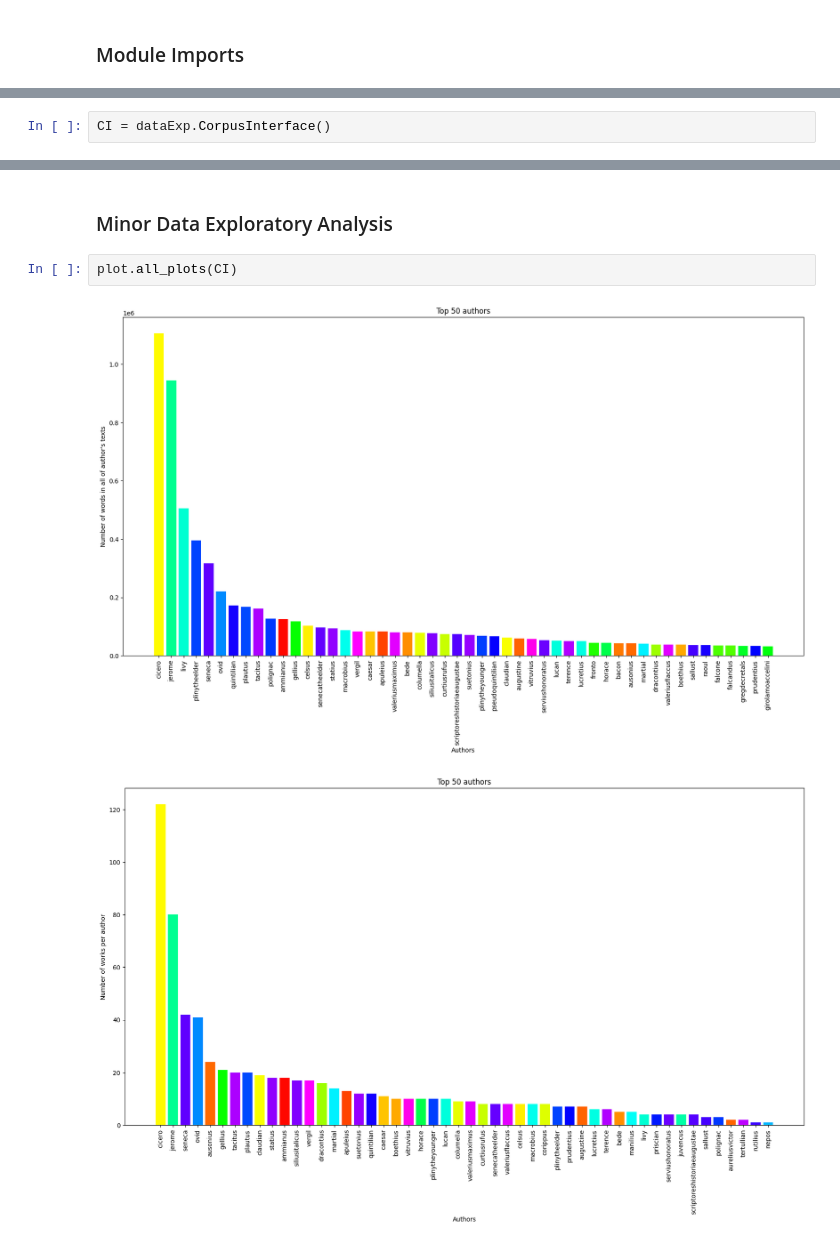
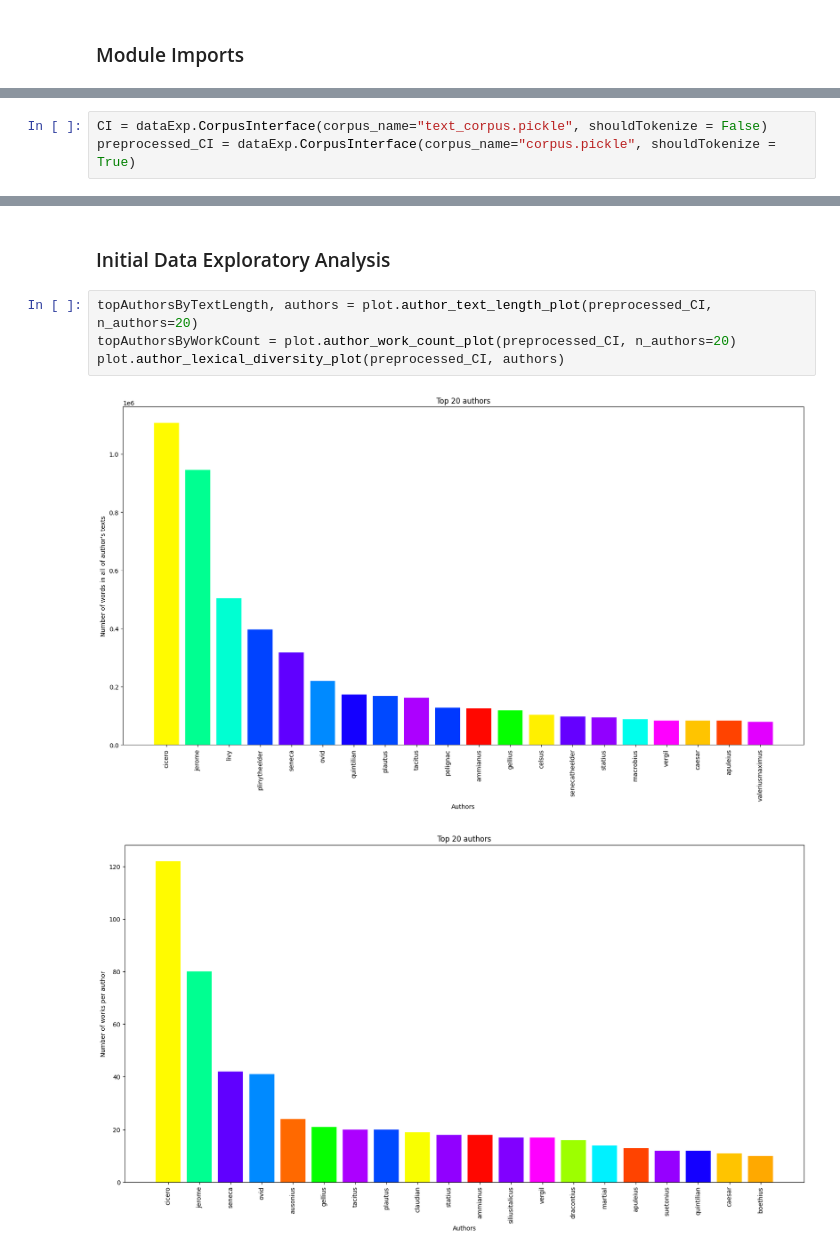
Before and after one commit to SufurElite/LatinAuthorshipAttribution, a Jupyter notebook: analysis.ipynb, the cells around one changed output, grey strips where cells are left out. Cells and saved outputs as stored; diff of their text form.

```diff
--- a/analysis.ipynb
+++ b/analysis.ipynb
@@ -16,4 +43,5 @@ The data has already been preprocessed and stored in the corpus.pickle file.
 # %%
-CI = dataExp.CorpusInterface()
+CI = dataExp.CorpusInterface(corpus_name="text_corpus.pickle", shouldTokenize = False)
+preprocessed_CI = dataExp.CorpusInterface(corpus_name="corpus.pickle", shouldTokenize = True)
 # %% [output]
 Found the existing corpus
@@ -34,9 +62,11 @@ xanten had 1 pieces of work with a total of 6956 characters of text
 xylander had 1 pieces of work with a total of 14732 characters of text
 zonaras had 1 pieces of work with a total of 10438 characters of text
 # %% [markdown]
-### Minor Data Exploratory Analysis
+### Initial Data Exploratory Analysis
 # %%
-plot.all_plots(CI)
+topAuthorsByTextLength, authors = plot.author_text_length_plot(preprocessed_CI, n_authors=20)
+topAuthorsByWorkCount = plot.author_work_count_plot(preprocessed_CI, n_authors=20)
+plot.author_lexical_diversity_plot(preprocessed_CI, authors)
 # %% [output]
-[figure, old version]
+[figure, new version]
-[figure, old version]
+[figure, new version]
```
Also changed, not shown: parts of 12 cells of this notebook, 11 other files.
